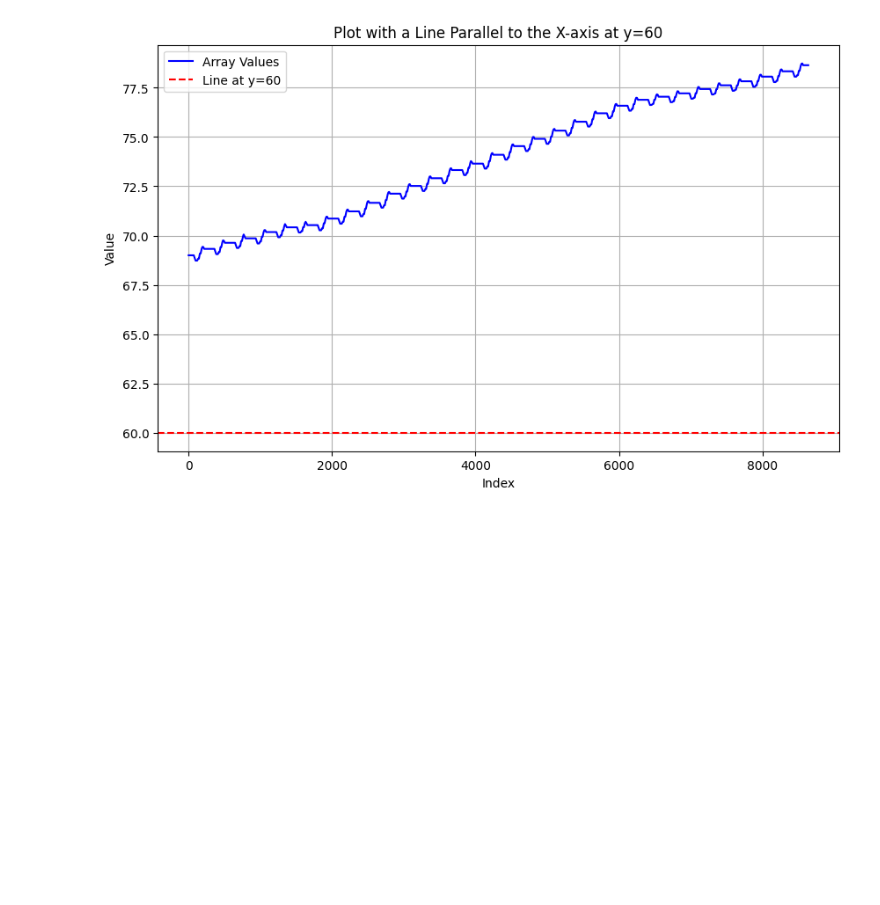
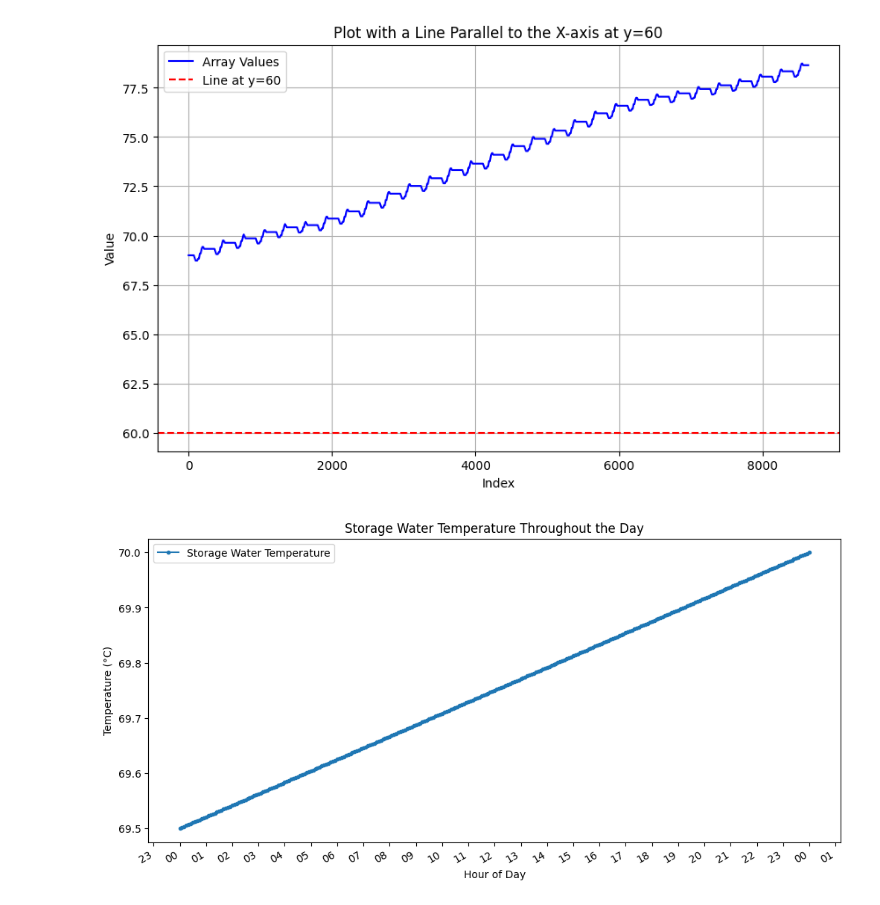
Before and after one commit to yashladd/solar_water_heater, a Jupyter notebook: simulation_thoughs_here.ipynb, the cells around one changed output. Saved outputs shown, nothing was run; the diff lists cells and outputs as text; code cells hidden in the pictures; blank space fills up the shorter version.

```diff
--- a/simulation_2.ipynb
+++ b/simulation_thoughs_here.ipynb
@@ -280,3 +280,39 @@ plt.grid(True)
 plt.show()
 # %% [output]
 [figure]
+# %%
+import matplotlib.pyplot as plt
+import matplotlib.dates as mdates
+from datetime import datetime, timedelta
+
+# Assuming DATE_TIMES and STORAGE_WATER_TEMPERATURE are your actual data lists
+# Just for demonstration, replace these with your real data
+DATE_TIMES = [datetime(2024, 4, 15) + timedelta(seconds=300 * i) for i in range(int(24 * 60 * 60 / 300) + 1)]
+STORAGE_WATER_TEMPERATURE = [69.5 + 0.5 * (i / (24 * 60 * 60 / 300)) for i in range(int(24 * 60 * 60 / 300) + 1)]
+
+plt.figure(figsize=(12, 6))
+
+# Plotting the temperature profile with markers for each data point
+plt.plot(DATE_TIMES, STORAGE_WATER_TEMPERATURE, label='Storage Water Temperature', marker='o', markersize=3, linestyle='-')
+
+# Setting the x-axis major formatter to display hours and the locator to hourly
+plt.gca().xaxis.set_major_formatter(mdates.DateFormatter('%H'))  # Format to show hours and minutes
+plt.gca().xaxis.set_major_locator(mdates.HourLocator())  # Locate ticks at every hour
+
+# Setting labels and title
+plt.xlabel('Hour of Day')
+plt.ylabel('Temperature (°C)')
+plt.title('Storage Water Temperature Throughout the Day')
+
+# Enabling grid for better readability
+# plt.grid(True)
+
+# Adding a legend
+plt.legend()
+
+# Rotate date labels to prevent overlap
+plt.gcf().autofmt_xdate()
+
+plt.show()
+# %% [output]
+[figure, added]
```
Also changed, not shown: parts of 1 cell of this notebook, 2 other files.
